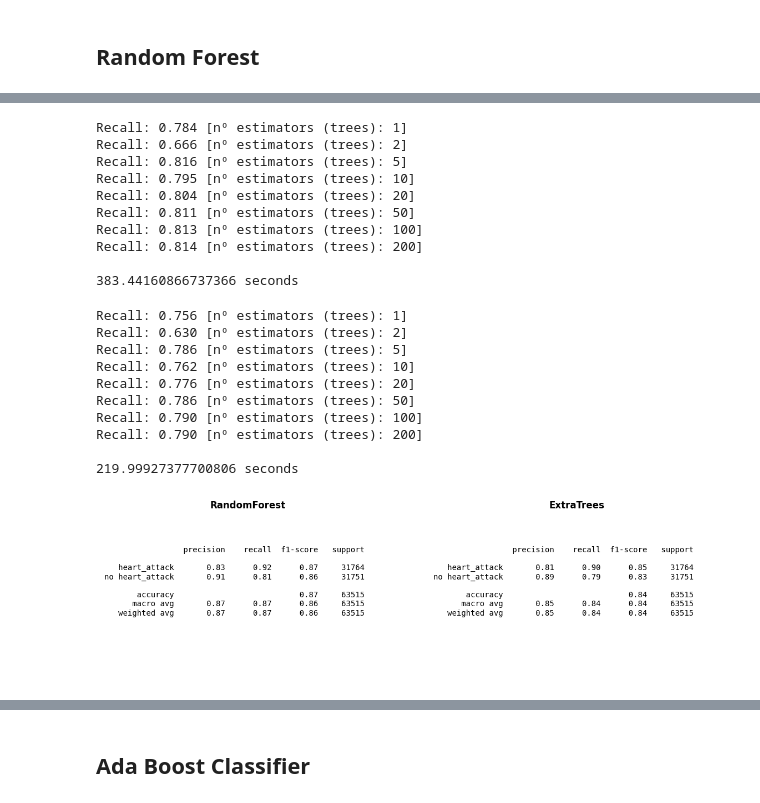
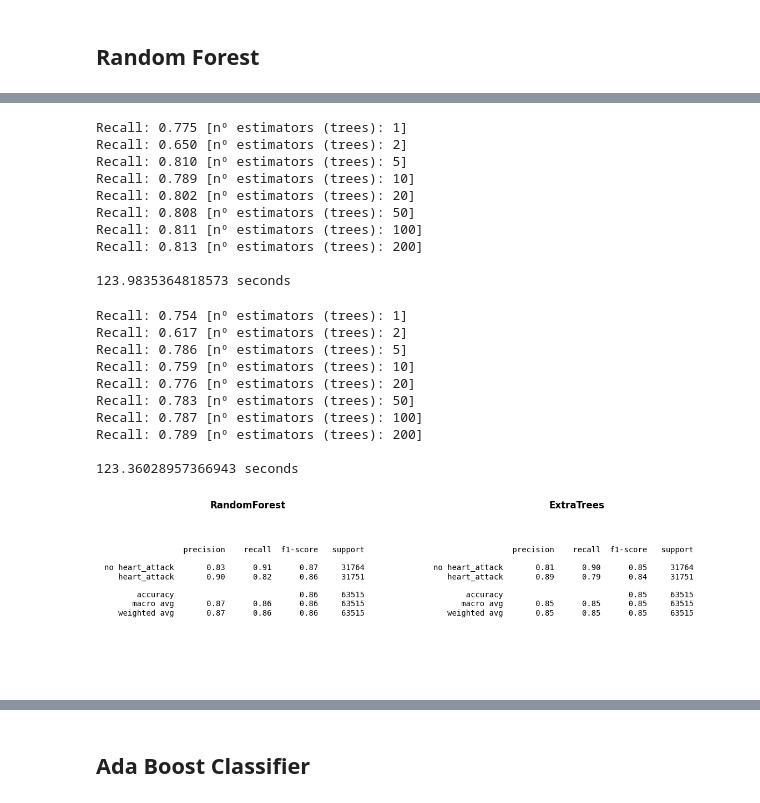
Before and after one commit to alexlafuente/heart_attack_prediction_md, a Jupyter notebook: meta_learning.ipynb, the cells around one changed output, grey strips where cells are left out. Saved outputs shown, nothing was run; the diff lists cells and outputs as text; code cells hidden in the pictures.

```diff
--- a/meta_learning.ipynb
+++ b/meta_learning.ipynb
@@ -202,15 +230,15 @@ from sklearn.metrics import ConfusionMatrixDisplay
 report = classification_report(
     y_test,
     modelVoting.best_estimator_.predict(X_test),
-    target_names=['heart_attack', 'no heart_attack']
+    target_names=['no heart_attack', 'heart_attack']
 )
 fig, axes = plt.subplots(1, 2, figsize=(16, 8))
 ConfusionMatrixDisplay.from_estimator(
     modelVoting.best_estimator_,
     X_test,
     y_test,
-    display_labels=['0', '1'], ## voir si je dois mettre heart_attack ou 1
-    ax=axes[0]
+    display_labels=['no heart_attack', 'heart_attack'],
+    ax=axes[0],
 )
 axes[0].set_title('Confusion Matrix')
 axes[1].axis('off')
@@ -358,13 +365,13 @@ Accuracy GNB: 0.805 [200]
 ## n_estimators depending of the results found earlier
 modelBaggingDT = BaggingClassifier(estimator=DecisionTreeClassifier(), n_estimators=50, random_state=1).fit(X_train, y_train)
 modelBaggingGaussianNB = BaggingClassifier(estimator=GaussianNB(),n_estimators=20,random_state=1).fit(X_train, y_train)
-modelBaggingKNN = BaggingClassifier(estimator=KNeighborsClassifier(metric='manhattan', n_neighbors=29, weights='distance'),n_estimators=20,random_state=1).fit(X_train, y_train)
-modelBaggingSVM = BaggingClassifier(estimator=LinearSVC(C=5, max_iter=10000), n_estimators=50,random_state=1).fit(X_train, y_train)
+modelBaggingKNN = BaggingClassifier(estimator=KNeighborsClassifier(metric='manhattan', n_neighbors=3, weights='distance'),n_estimators=20,random_state=1).fit(X_train, y_train)
+modelBaggingSVM = BaggingClassifier(estimator=LinearSVC(C=5, max_iter=10000), n_estimators=50, random_state=1).fit(X_train, y_train)
 # %%
-reportBaggingGNB = classification_report(y_test, modelBaggingGaussianNB.predict(X_test), target_names=['heart_attack', 'no heart_attack'])
-reportBaggingKNN = classification_report(y_test, modelBaggingKNN.predict(X_test), target_names=['heart_attack', 'no heart_attack'])
-reportBaggingSVM = classification_report(y_test, modelBaggingSVM.predict(X_test), target_names=['heart_attack', 'no heart_attack'])
-reportBaggingDT = classification_report(y_test, modelBaggingDT.predict(X_test), target_names=['heart_attack', 'no heart_attack'])
+reportBaggingGNB = classification_report(y_test, modelBaggingGaussianNB.predict(X_test), target_names=['no heart_attack', 'heart_attack'])
+reportBaggingKNN = classification_report(y_test, modelBaggingKNN.predict(X_test), target_names=['no heart_attack', 'heart_attack'])
+reportBaggingSVM = classification_report(y_test, modelBaggingSVM.predict(X_test), target_names=['no heart_attack', 'heart_attack'])
+reportBaggingDT = classification_report(y_test, modelBaggingDT.predict(X_test), target_names=['no heart_attack', 'heart_attack'])
 
 
 reports = [reportBaggingGNB, reportBaggingKNN, reportBaggingDT, reportBaggingSVM]
@@ -424,8 +429,8 @@ def execute_random_forest_with_different_estimators_and_cv(cv=5):
         )
         scores = cross_val_score(
             estimator = random_forest_classifier,
-            X = X,
-            y = y,
+            X = X_train,
+            y = y_train,
             cv=cv,
             scoring="recall"
         )
@@ -433,16 +438,16 @@ def execute_random_forest_with_different_estimators_and_cv(cv=5):
 
 execute_random_forest_with_different_estimators_and_cv();
 # %% [output]
-Recall: 0.784 [nº estimators (trees): 1]
-Recall: 0.666 [nº estimators (trees): 2]
-Recall: 0.816 [nº estimators (trees): 5]
-Recall: 0.795 [nº estimators (trees): 10]
-Recall: 0.804 [nº estimators (trees): 20]
-Recall: 0.811 [nº estimators (trees): 50]
-Recall: 0.813 [nº estimators (trees): 100]
-Recall: 0.814 [nº estimators (trees): 200]
+Recall: 0.775 [nº estimators (trees): 1]
+Recall: 0.650 [nº estimators (trees): 2]
+Recall: 0.810 [nº estimators (trees): 5]
+Recall: 0.789 [nº estimators (trees): 10]
+Recall: 0.802 [nº estimators (trees): 20]
+Recall: 0.808 [nº estimators (trees): 50]
+Recall: 0.811 [nº estimators (trees): 100]
+Recall: 0.813 [nº estimators (trees): 200]
 
-383.44160866737366 seconds
+123.9835364818573 seconds
 # %%
 @compute_executions_time
 def run_extra_trees_cv_experiment(cv=5):
@@ -453,8 +458,8 @@ def run_extra_trees_cv_experiment(cv=5):
         )
         scores = cross_val_score(
             estimator = random_forest_classifier,
-            X = X,
-            y = y,
+            X = X_train,
+            y = y_train,
             cv=cv,
             scoring="recall"
         )
@@ -462,44 +467,44 @@ def run_extra_trees_cv_experiment(cv=5):
 
 run_extra_trees_cv_experiment();
 # %% [output]
-Recall: 0.756 [nº estimators (trees): 1]
-Recall: 0.630 [nº estimators (trees): 2]
+Recall: 0.754 [nº estimators (trees): 1]
+Recall: 0.617 [nº estimators (trees): 2]
 Recall: 0.786 [nº estimators (trees): 5]
-Recall: 0.762 [nº estimators (trees): 10]
+Recall: 0.759 [nº estimators (trees): 10]
 Recall: 0.776 [nº estimators (trees): 20]
-Recall: 0.786 [nº estimators (trees): 50]
-Recall: 0.790 [nº estimators (trees): 100]
-Recall: 0.790 [nº estimators (trees): 200]
+Recall: 0.783 [nº estimators (trees): 50]
+Recall: 0.787 [nº estimators (trees): 100]
+Recall: 0.789 [nº estimators (trees): 200]
 
-219.99927377700806 seconds
+123.36028957366943 seconds
 # %%
-## n_estimators = 100 - see in report
-modelRandomForest = RandomForestClassifier(n_estimators=100).fit(X_train, y_train)
-modelExtraTrees = ExtraTreesClassifier(n_estimators=100).fit(X_train, y_train)
+## n_estimators = 200 - see in report
+modelRandomForest = RandomForestClassifier(n_estimators=200).fit(X_train, y_train)
+modelExtraTrees = ExtraTreesClassifier(n_estimators=200).fit(X_train, y_train)
 # %%
-reportRandomForest = classification_report(y_test, modelRandomForest.predict(X_test), target_names=['heart_attack', 'no heart_attack'])
-reportExtraTrees = classification_report(y_test, modelExtraTrees.predict(X_test), target_names=['heart_attack', 'no heart_attack'])
+reportRandomForest = classification_report(y_test, modelRandomForest.predict(X_test), target_names=['no heart_attack', 'heart_attack'])
+reportExtraTrees = classification_report(y_test, modelExtraTrees.predict(X_test), target_names=['no heart_attack', 'heart_attack'])
 
 reports = [reportRandomForest, reportExtraTrees]
 titles = ['RandomForest', 'ExtraTrees']
 fig, axes = plt.subplots(1, 2, figsize=(12, 3.5))
 
 for i, (report, title) in enumerate(zip(reports, titles)):
     axes[i].text(
         0.01, 0.80,
         report,
         fontsize=10,
         family='monospace',
         horizontalalignment='left',
         verticalalignment='top'
     )
     axes[i].axis('off')
     axes[i].set_title(title, fontsize=12, weight='bold')
 
 plt.tight_layout()
 plt.show()
 # %% [output]
-[figure, old version]
+[figure, new version]
 # %%
 from statsmodels.stats.contingency_tables import mcnemar
 
```
Also changed, not shown: parts of 22 cells of this notebook.
